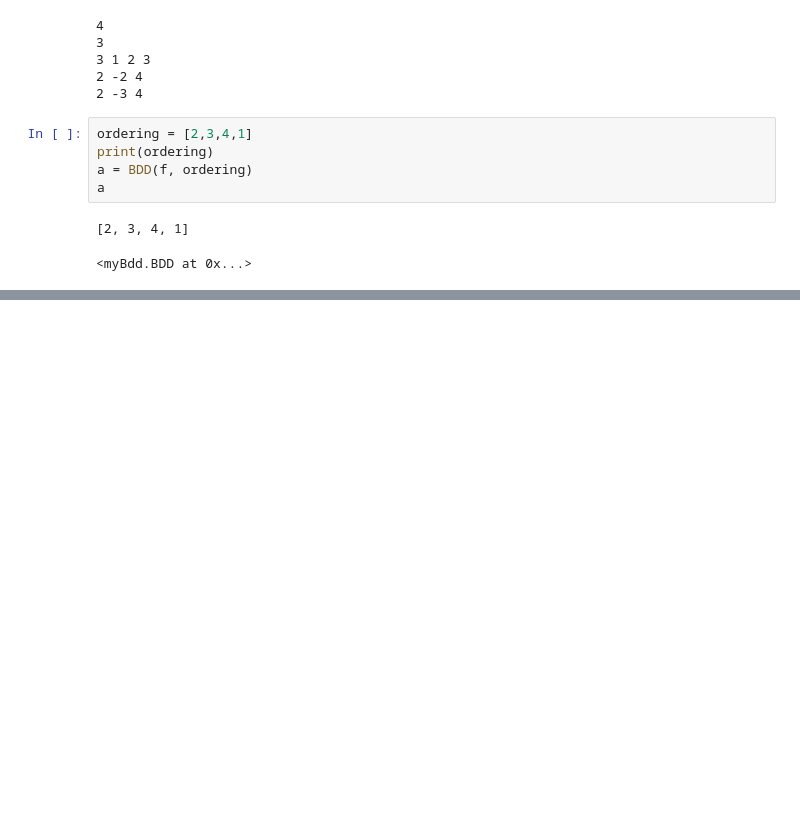
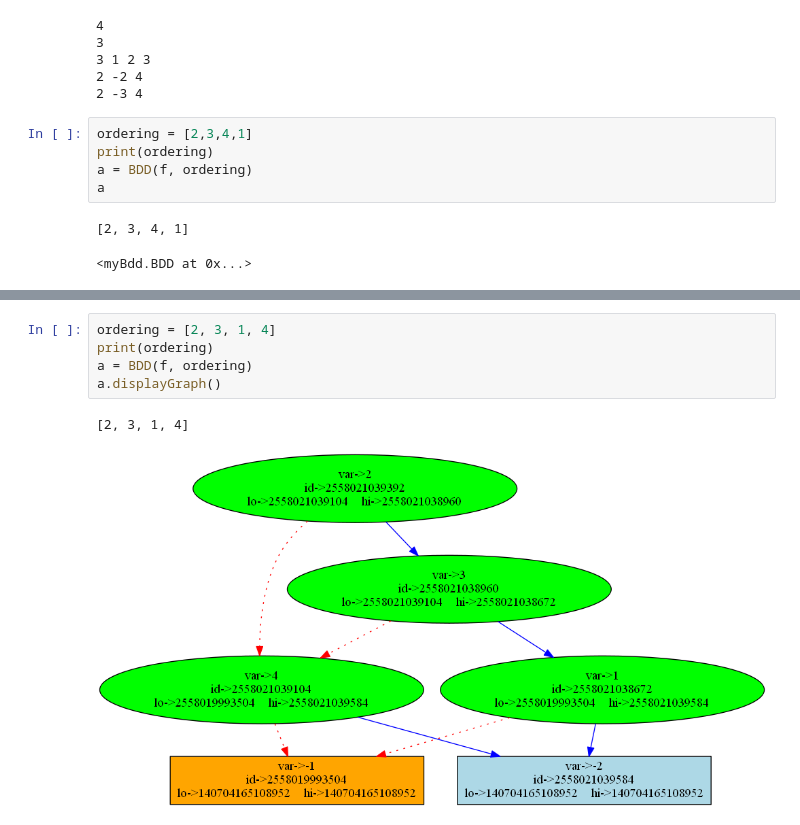
Before and after one commit to the-pinbo/ROBDD, a Jupyter notebook: tesy.ipynb, the cells around one changed output, grey strips where cells are left out. Cells and saved outputs as stored; diff of their text form; blank space fills up the shorter version.

```diff
--- a/tesy.ipynb
+++ b/tesy.ipynb
@@ -32,0 +41,8 @@ a.displayGraph()
+# %%
+ordering = [2, 3, 1, 4]
+print(ordering)
+a = BDD(f, ordering)
+a.displayGraph()
+# %% [output]
+[2, 3, 1, 4]
+[figure, added]
```
Also changed, not shown: parts of 7 cells of this notebook, 1 other file.
